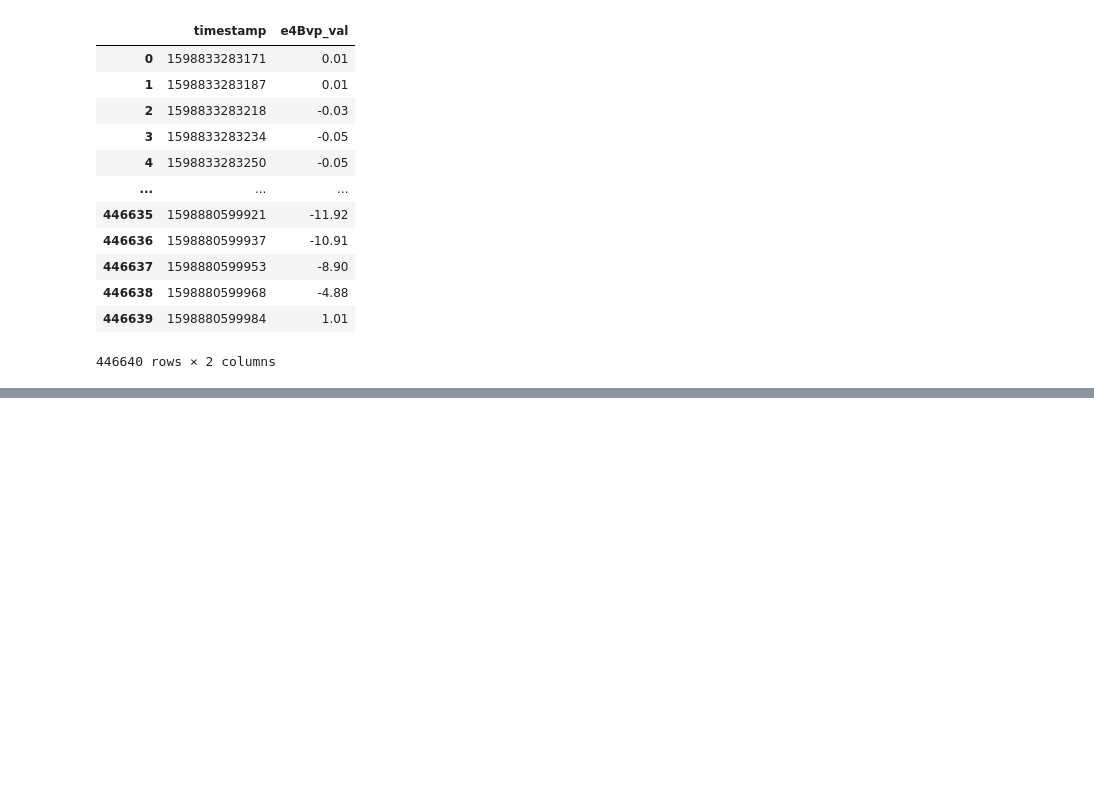
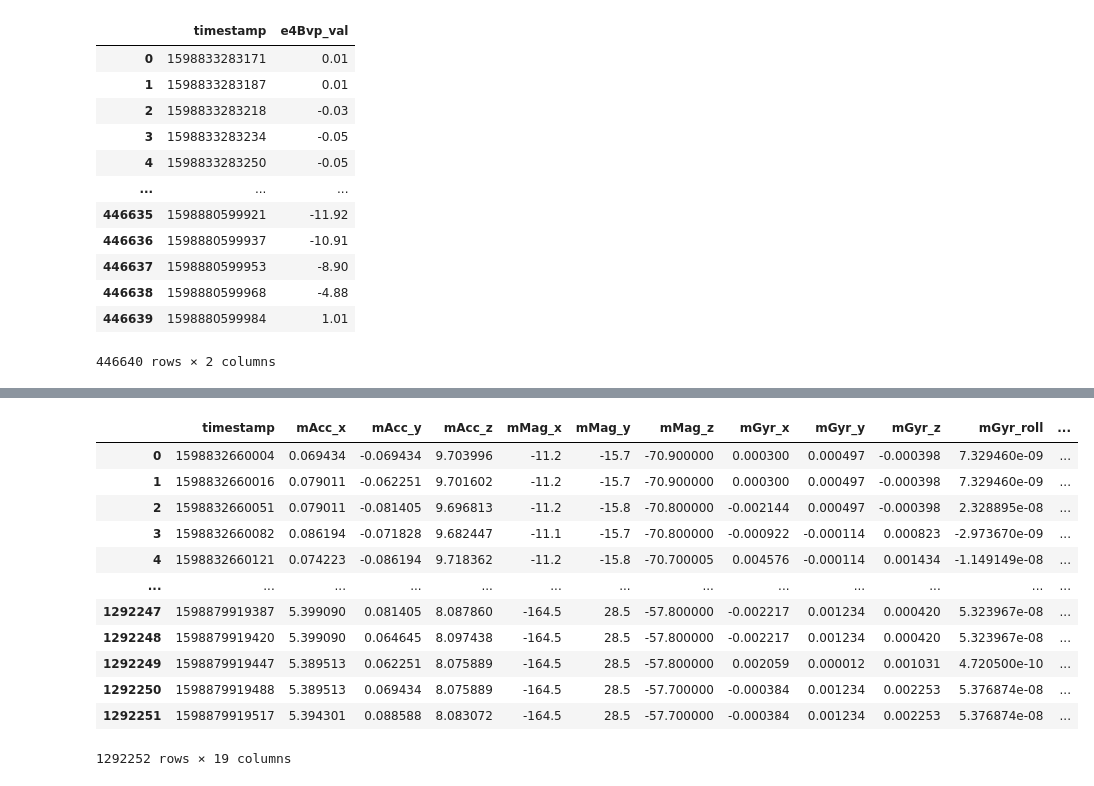
Before and after one commit to namratha-renjal/stress_prediciton_using_activity_data, a Jupyter notebook: src/data.ipynb, the cells around one changed output, grey strips where cells are left out. Saved outputs shown, nothing was run; the diff lists cells and outputs as text; code cells hidden in the pictures; blank space fills up the shorter version.

```diff
--- a/src/data.ipynb
+++ b/src/data.ipynb
@@ -344,0 +401,20 @@ combined_csv
+# %%
+#combined_csv = pd.read_csv(dir_name+"1598832660_combined.csv")
+e4Acc = pd.read_csv(dir_name+"1598832660_e4Acc.csv")
+
+combined_csv = pd.merge_asof(combined_csv, e4Acc, on='timestamp',direction='nearest')
+combined_csv
+# %% [output]
+|  | timestamp | mAcc_x | mAcc_y | mAcc_z | mMag_x | mMag_y | mMag_z | mGyr_x | mGyr_y | mGyr_z | mGyr_roll | ... |
+| 0 | 1598832660004 | 0.069434 | -0.069434 | 9.703996 | -11.2 | -15.7 | -70.900000 | 0.000300 | 0.000497 | -0.000398 | 7.329460e-09 | ... |
+| 1 | 1598832660016 | 0.079011 | -0.062251 | 9.701602 | -11.2 | -15.7 | -70.900000 | 0.000300 | 0.000497 | -0.000398 | 7.329460e-09 | ... |
+| 2 | 1598832660051 | 0.079011 | -0.081405 | 9.696813 | -11.2 | -15.8 | -70.800000 | -0.002144 | 0.000497 | -0.000398 | 2.328895e-08 | ... |
+| 3 | 1598832660082 | 0.086194 | -0.071828 | 9.682447 | -11.1 | -15.7 | -70.800000 | -0.000922 | -0.000114 | 0.000823 | -2.973670e-09 | ... |
+| 4 | 1598832660121 | 0.074223 | -0.086194 | 9.718362 | -11.2 | -15.8 | -70.700005 | 0.004576 | -0.000114 | 0.001434 | -1.149149e-08 | ... |
+| ... | ... | ... | ... | ... | ... | ... | ... | ... | ... | ... | ... | ... |
+| 1292247 | 1598879919387 | 5.399090 | 0.081405 | 8.087860 | -164.5 | 28.5 | -57.800000 | -0.002217 | 0.001234 | 0.000420 | 5.323967e-08 | ... |
+| 1292248 | 1598879919420 | 5.399090 | 0.064645 | 8.097438 | -164.5 | 28.5 | -57.800000 | -0.002217 | 0.001234 | 0.000420 | 5.323967e-08 | ... |
+| 1292249 | 1598879919447 | 5.389513 | 0.062251 | 8.075889 | -164.5 | 28.5 | -57.800000 | 0.002059 | 0.000012 | 0.001031 | 4.720500e-10 | ... |
+| 1292250 | 1598879919488 | 5.389513 | 0.069434 | 8.075889 | -164.5 | 28.5 | -57.700000 | -0.000384 | 0.001234 | 0.002253 | 5.376874e-08 | ... |
+| 1292251 | 1598879919517 | 5.394301 | 0.088588 | 8.083072 | -164.5 | 28.5 | -57.700000 | -0.000384 | 0.001234 | 0.002253 | 5.376874e-08 | ... |
+1292252 rows × 19 columns
```
Also changed, not shown: parts of 32 cells of this notebook.
